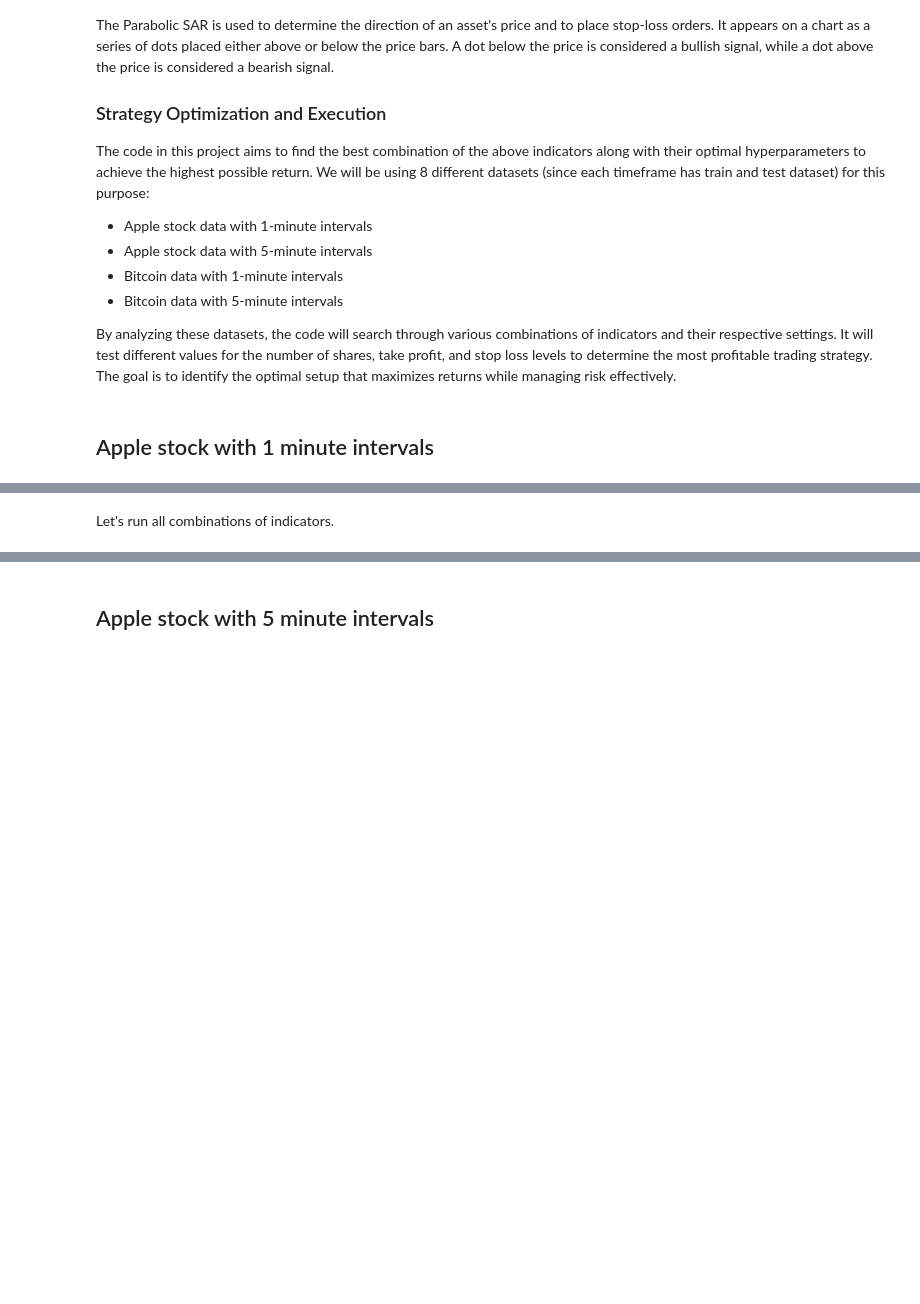
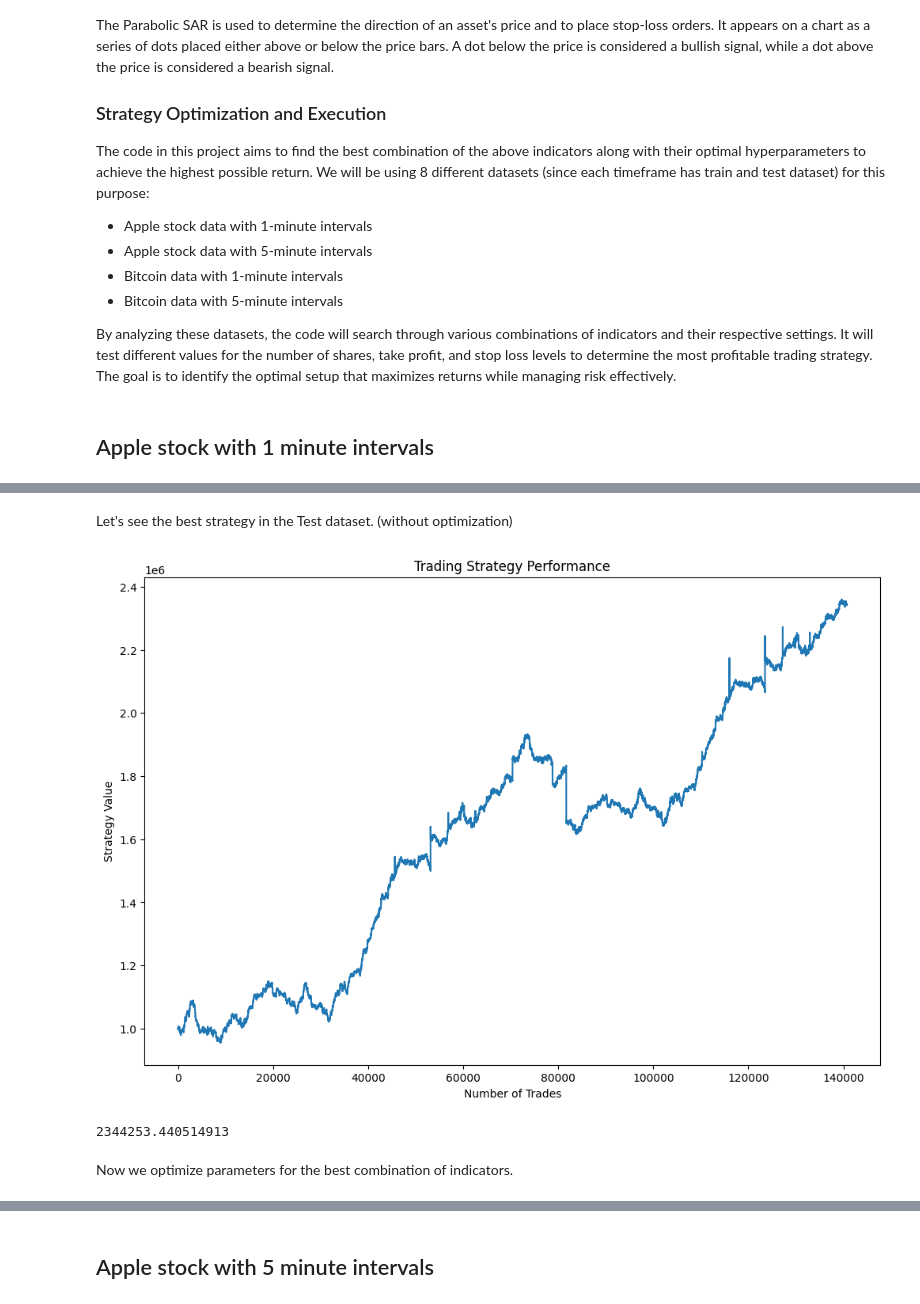
Before and after one commit to alfredobau21/proyecto_trading, a Jupyter notebook: Project 2 Technical Analysis/Report.ipynb, the cells around one changed output, grey strips where cells are left out. Saved outputs shown, nothing was run; the diff lists cells and outputs as text; code cells hidden in the pictures; blank space fills up the shorter version.

```diff
--- a/Project 2 Technical Analysis/Report.ipynb
+++ b/Project 2 Technical Analysis/Report.ipynb
@@ -41,2 +71,12 @@ By analyzing these datasets, the code will search through various combinations o
+# %% [markdown]
+Let's see the best strategy in the Test dataset. (without optimization)
+# %%
+strategy.test()
+# %% [output]
+[figure, added]
+# %%
+strategy.strategy_value[-1]
+# %% [output]
+2344253.440514913
 # %% [markdown]
-Let's run all combinations of indicators.
+Now we optimize parameters for the best combination of indicators.
```
Also changed, not shown: parts of 15 cells of this notebook.
